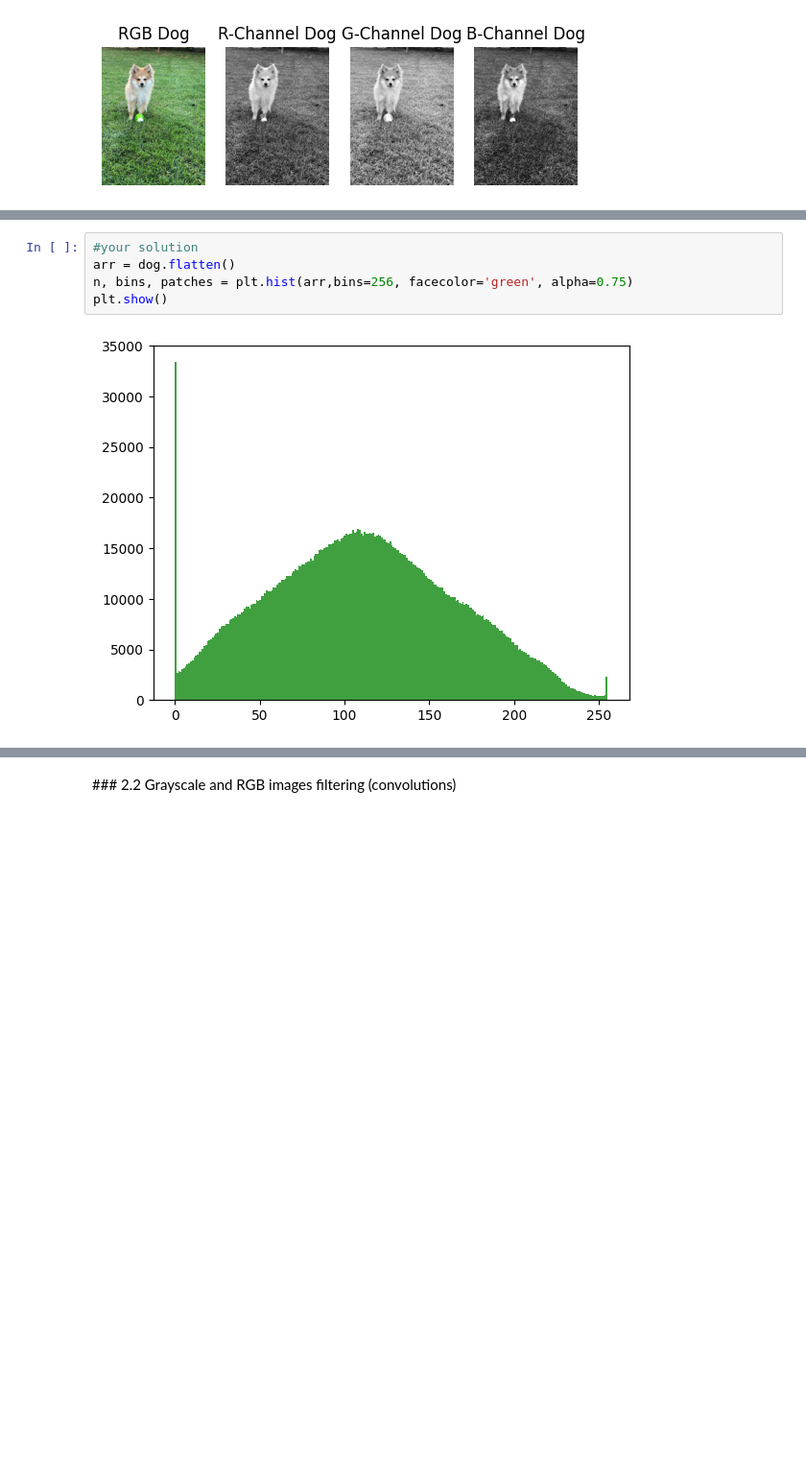
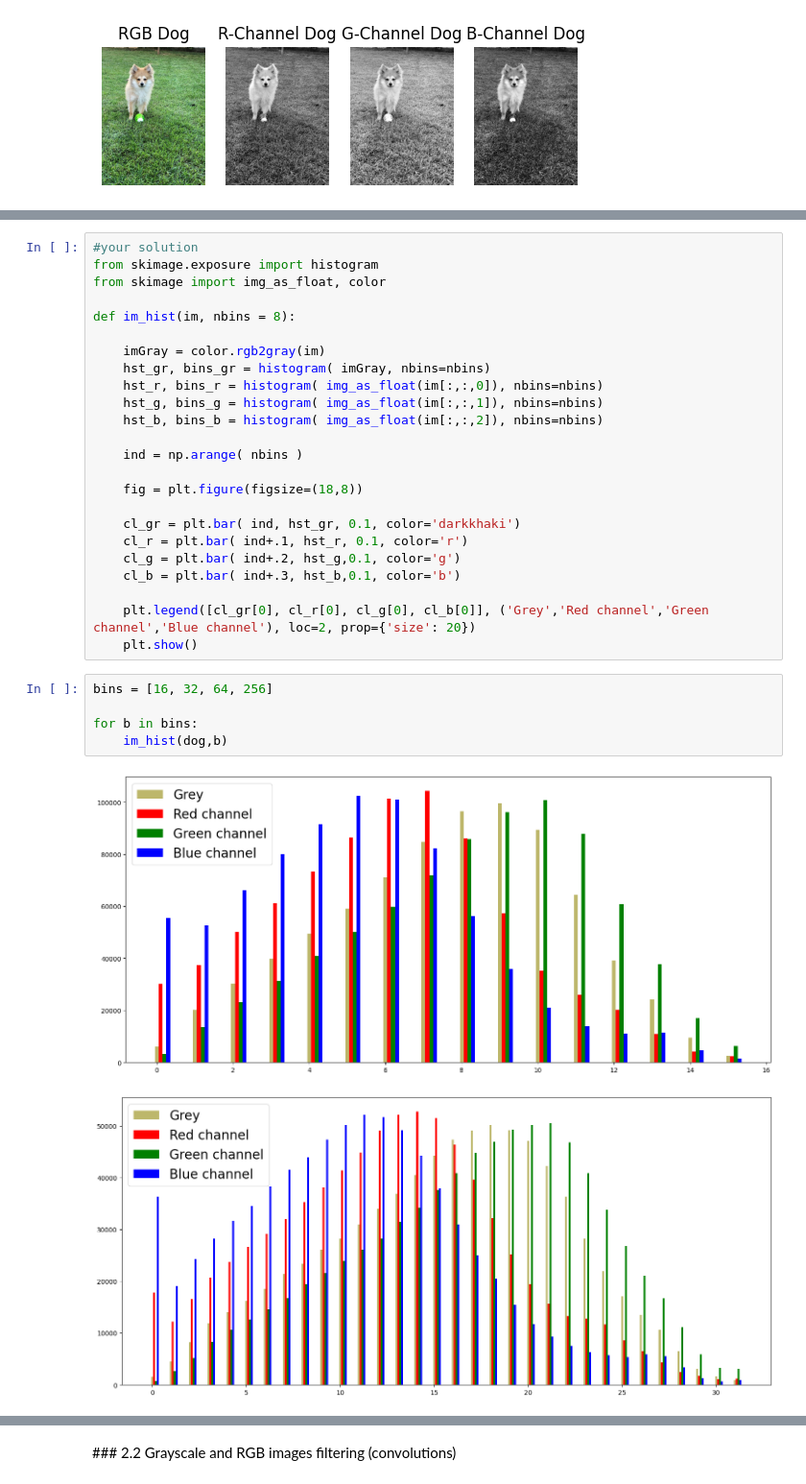
Before and after one commit to Zhipeng139/Computer-Vison_UB_P2, a Jupyter notebook: p2_2022-23.ipynb, the cells around one changed output, grey strips where cells are left out. Shown: that part at 96% size. Drawn from its saved outputs; the diff is of its cells as text; blank space fills up the shorter version.

Commit message:
histogram

```diff
--- a/p2_2022-23.ipynb
+++ b/p2_2022-23.ipynb
@@ -99,10 +101,35 @@ The plotted histogram must accomplish these requirements (see image bellow as an
 <img src='images_notebook/histograms2.png'>
 
 <img src='images_notebook/histograms3.png'>
-# %%
-#your solution
-arr = dog.flatten()
-n, bins, patches = plt.hist(arr,bins=256, facecolor='green', alpha=0.75)
-plt.show()
-# %% [output]
-[figure, removed]
+# %%
+#your solution
+from skimage.exposure import histogram
+from skimage import img_as_float, color
+
+def im_hist(im, nbins = 8):
+
+    imGray = color.rgb2gray(im)
+    hst_gr, bins_gr = histogram( imGray, nbins=nbins)
+    hst_r, bins_r = histogram( img_as_float(im[:,:,0]), nbins=nbins)
+    hst_g, bins_g = histogram( img_as_float(im[:,:,1]), nbins=nbins)
+    hst_b, bins_b = histogram( img_as_float(im[:,:,2]), nbins=nbins)
+
+    ind = np.arange( nbins )
+
+    fig = plt.figure(figsize=(18,8))
+
+    cl_gr = plt.bar( ind, hst_gr, 0.1, color='darkkhaki')
+    cl_r = plt.bar( ind+.1, hst_r, 0.1, color='r')
+    cl_g = plt.bar( ind+.2, hst_g,0.1, color='g')
+    cl_b = plt.bar( ind+.3, hst_b,0.1, color='b')
+
+    plt.legend([cl_gr[0], cl_r[0], cl_g[0], cl_b[0]], ('Grey','Red channel','Green channel','Blue channel'), loc=2, prop={'size': 20})
+    plt.show()
+# %%
+bins = [16, 32, 64, 256]
+
+for b in bins:
+    im_hist(dog,b)
+# %% [output]
+[figure, added]
+[figure, added]
```
Also changed, not shown: parts of 4 cells of this notebook.
